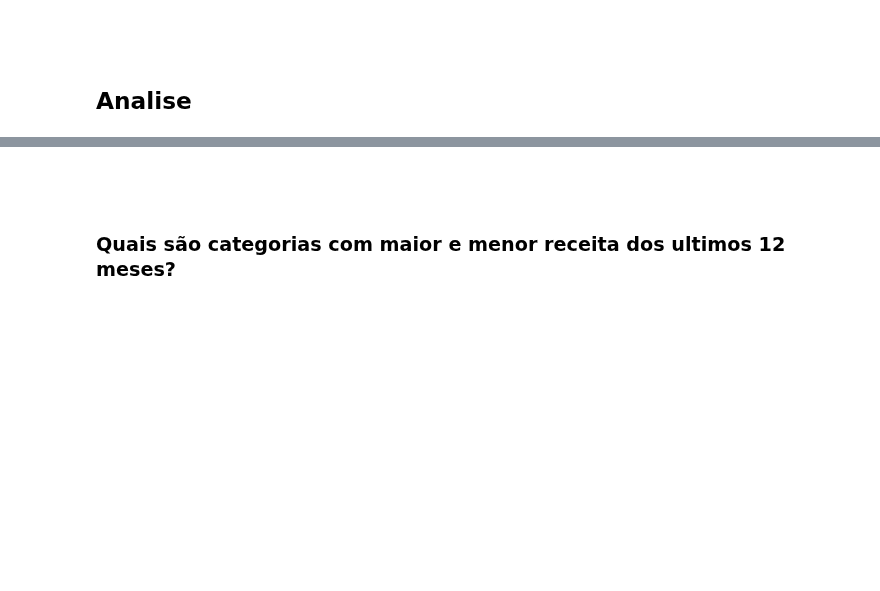
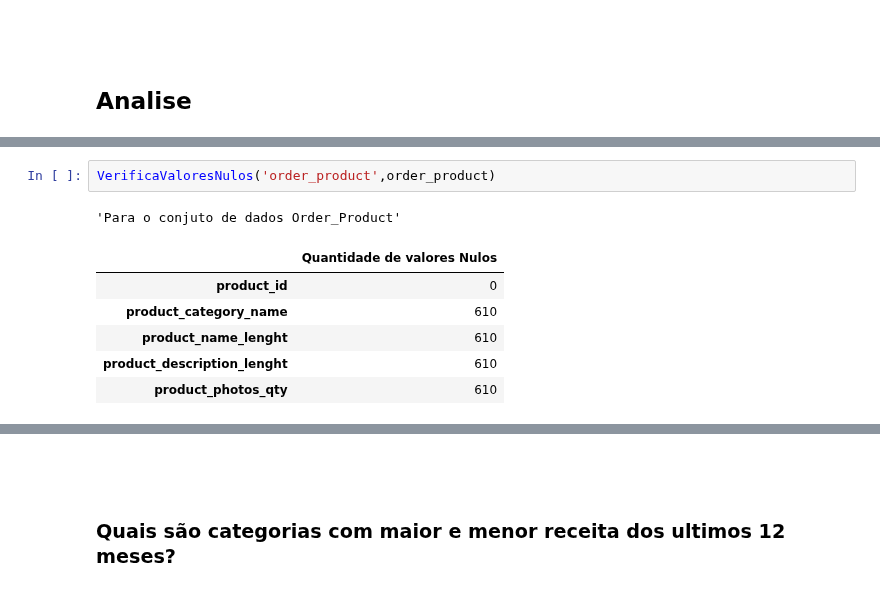
Before and after one commit to kaladabrio2020/Compass.Uol.DataScience, a Jupyter notebook: Sprint 01/ProjetoSprint01/ProjetoSprint01.ipynb, the cells around one changed output, grey strips where cells are left out. Saved outputs shown, nothing was run; the diff lists cells and outputs as text; blank space fills up the shorter version.

```diff
--- a/Sprint 01/ProjetoSprint01/ProjetoSprint01.ipynb
+++ b/Sprint 01/ProjetoSprint01/ProjetoSprint01.ipynb
@@ -99,0 +143,10 @@ product_cat.createOrReplaceTempView('product_cat')
+# %%
+VerificaValoresNulos('order_product',order_product)
+# %% [output]
+'Para o conjuto de dados Order_Product'
+|  | Quantidade de valores Nulos |
+| product_id | 0 |
+| product_category_name | 610 |
+| product_name_lenght | 610 |
+| product_description_lenght | 610 |
+| product_photos_qty | 610 |
```
Also changed, not shown: parts of 15 cells of this notebook, 1 other file.
